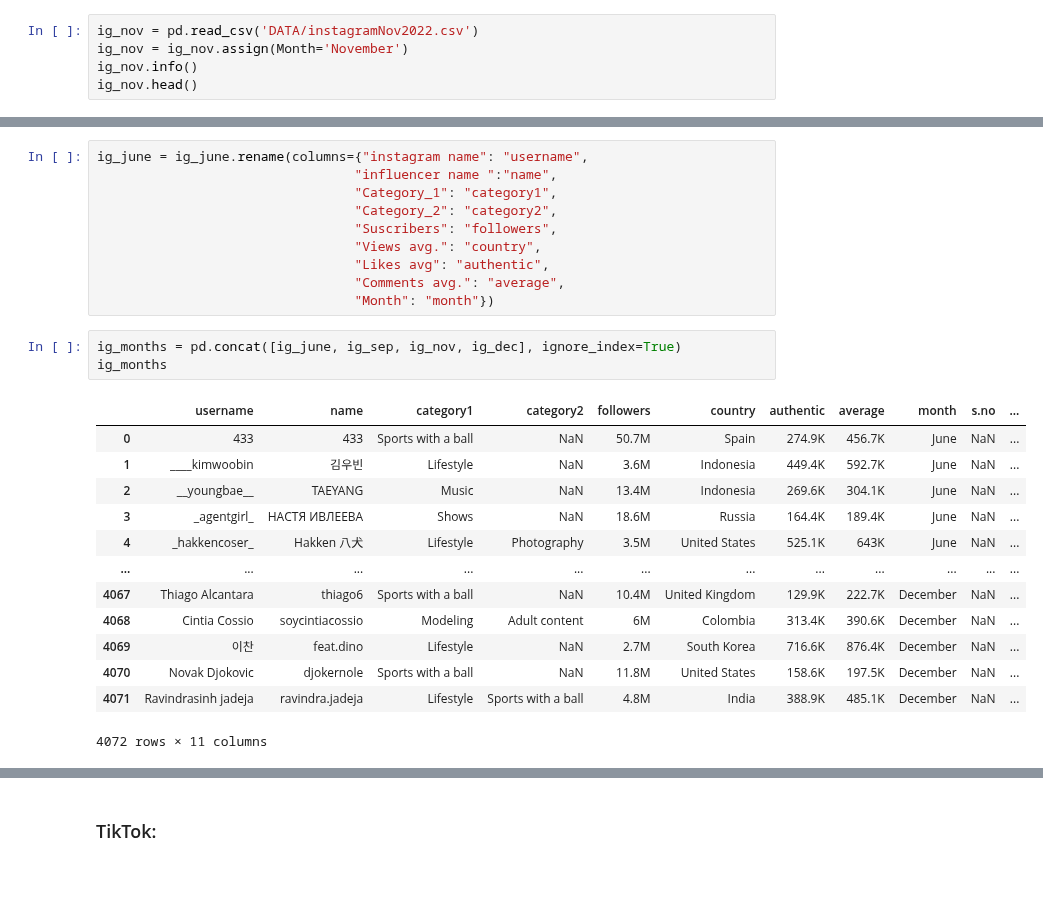
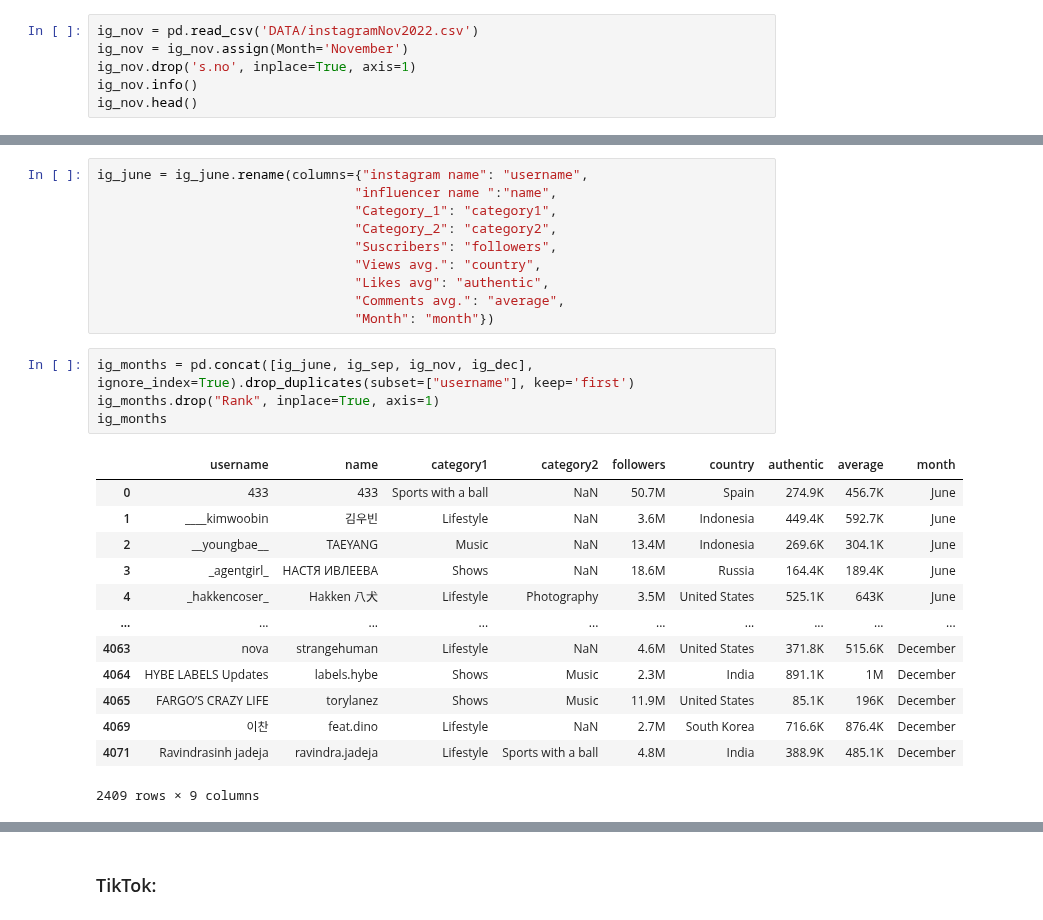
Before and after one commit to MarioChvx/ciencia_de_datos_PAMBAZO, a Jupyter notebook: proyectos/Proyecto4/socialnetworks.ipynb, the cells around one changed output, grey strips where cells are left out. Saved outputs shown, nothing was run; the diff lists cells and outputs as text; blank space fills up the shorter version.

```diff
--- a/proyectos/Proyecto4/socialnetworks.ipynb
+++ b/proyectos/Proyecto4/socialnetworks.ipynb
@@ -130,6 +130,7 @@ memory usage: 74.0+ KB
 # %%
 ig_nov = pd.read_csv('DATA/instagramNov2022.csv')
 ig_nov = ig_nov.assign(Month='November')
+ig_nov.drop('s.no', inplace=True, axis=1)
 ig_nov.info()
 ig_nov.head()
 # %% [output]
@@ -224,20 +209,21 @@ ig_june = ig_june.rename(columns={"instagram name": "username",
                                  "Comments avg.": "average",
                                  "Month": "month"})
 # %%
-ig_months = pd.concat([ig_june, ig_sep, ig_nov, ig_dec], ignore_index=True)
+ig_months = pd.concat([ig_june, ig_sep, ig_nov, ig_dec], ignore_index=True).drop_duplicates(subset=["username"], keep='first')
+ig_months.drop("Rank", inplace=True, axis=1)
 ig_months
 # %% [output]
-|  | username | name | category1 | category2 | followers | country | authentic | average | month | s.no | ... |
-| 0 | 433 | 433 | Sports with a ball | NaN | 50.7M | Spain | 274.9K | 456.7K | June | NaN | ... |
-| 1 | ____kimwoobin | 김우빈 | Lifestyle | NaN | 3.6M | Indonesia | 449.4K | 592.7K | June | NaN | ... |
-| 2 | __youngbae__ | TAEYANG | Music | NaN | 13.4M | Indonesia | 269.6K | 304.1K | June | NaN | ... |
-| 3 | _agentgirl_ | НАСТЯ ИВЛЕЕВА | Shows | NaN | 18.6M | Russia | 164.4K | 189.4K | June | NaN | ... |
-| 4 | _hakkencoser_ | Hakken 八犬 | Lifestyle | Photography | 3.5M | United States | 525.1K | 643K | June | NaN | ... |
-| ... | ... | ... | ... | ... | ... | ... | ... | ... | ... | ... | ... |
-| 4067 | Thiago Alcantara | thiago6 | Sports with a ball | NaN | 10.4M | United Kingdom | 129.9K | 222.7K | December | NaN | ... |
-| 4068 | Cintia Cossio | soycintiacossio | Modeling | Adult content | 6M | Colombia | 313.4K | 390.6K | December | NaN | ... |
-| 4069 | 이찬 | feat.dino | Lifestyle | NaN | 2.7M | South Korea | 716.6K | 876.4K | December | NaN | ... |
-| 4070 | Novak Djokovic | djokernole | Sports with a ball | NaN | 11.8M | United States | 158.6K | 197.5K | December | NaN | ... |
-| 4071 | Ravindrasinh jadeja | ravindra.jadeja | Lifestyle | Sports with a ball | 4.8M | India | 388.9K | 485.1K | December | NaN | ... |
+|  | username | name | category1 | category2 | followers | country | authentic | average | month |
+| 0 | 433 | 433 | Sports with a ball | NaN | 50.7M | Spain | 274.9K | 456.7K | June |
+| 1 | ____kimwoobin | 김우빈 | Lifestyle | NaN | 3.6M | Indonesia | 449.4K | 592.7K | June |
+| 2 | __youngbae__ | TAEYANG | Music | NaN | 13.4M | Indonesia | 269.6K | 304.1K | June |
+| 3 | _agentgirl_ | НАСТЯ ИВЛЕЕВА | Shows | NaN | 18.6M | Russia | 164.4K | 189.4K | June |
+| 4 | _hakkencoser_ | Hakken 八犬 | Lifestyle | Photography | 3.5M | United States | 525.1K | 643K | June |
+| ... | ... | ... | ... | ... | ... | ... | ... | ... | ... |
+| 4063 | nova | strangehuman | Lifestyle | NaN | 4.6M | United States | 371.8K | 515.6K | December |
+| 4064 | HYBE LABELS Updates | labels.hybe | Shows | Music | 2.3M | India | 891.1K | 1M | December |
+| 4065 | FARGO’S CRAZY LIFE | torylanez | Shows | Music | 11.9M | United States | 85.1K | 196K | December |
+| 4069 | 이찬 | feat.dino | Lifestyle | NaN | 2.7M | South Korea | 716.6K | 876.4K | December |
+| 4071 | Ravindrasinh jadeja | ravindra.jadeja | Lifestyle | Sports with a ball | 4.8M | India | 388.9K | 485.1K | December |
-4072 rows × 11 columns
+2409 rows × 9 columns
 # %%
```
Also changed, not shown: parts of 11 cells of this notebook.
